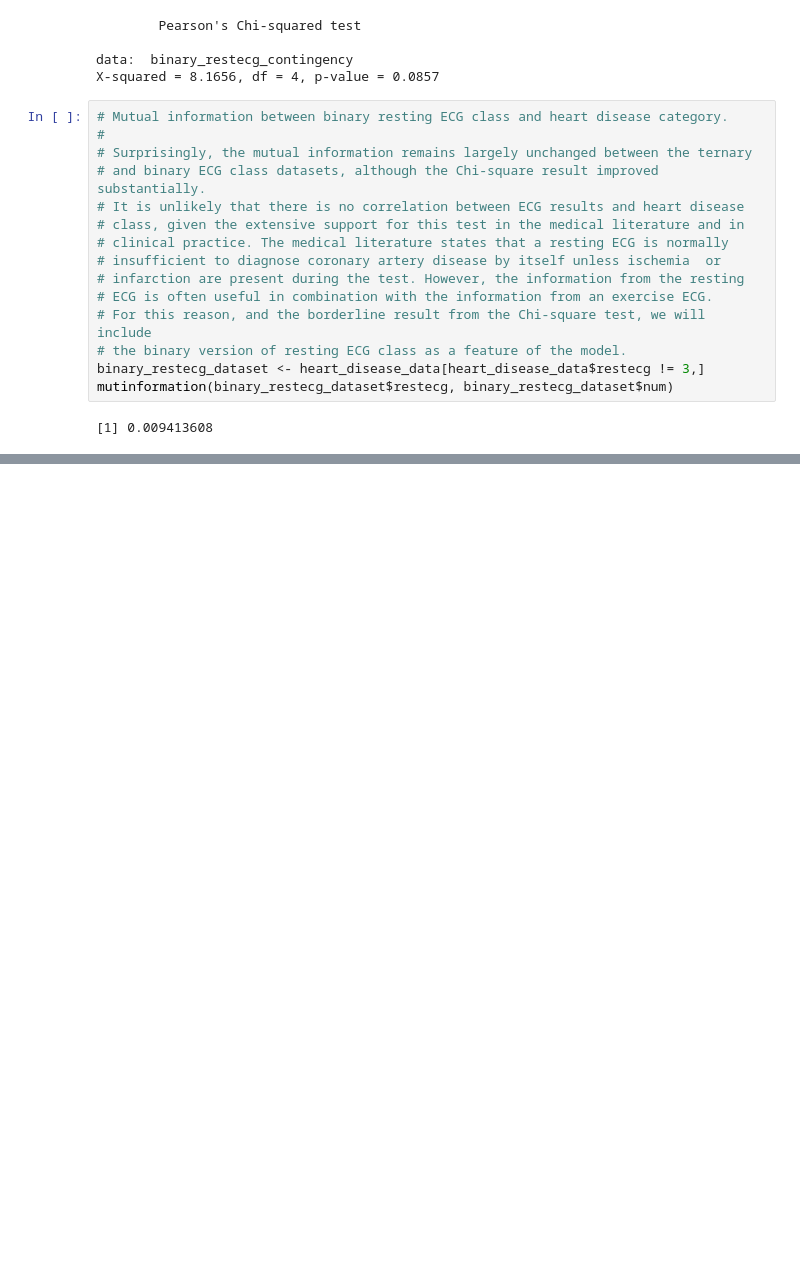
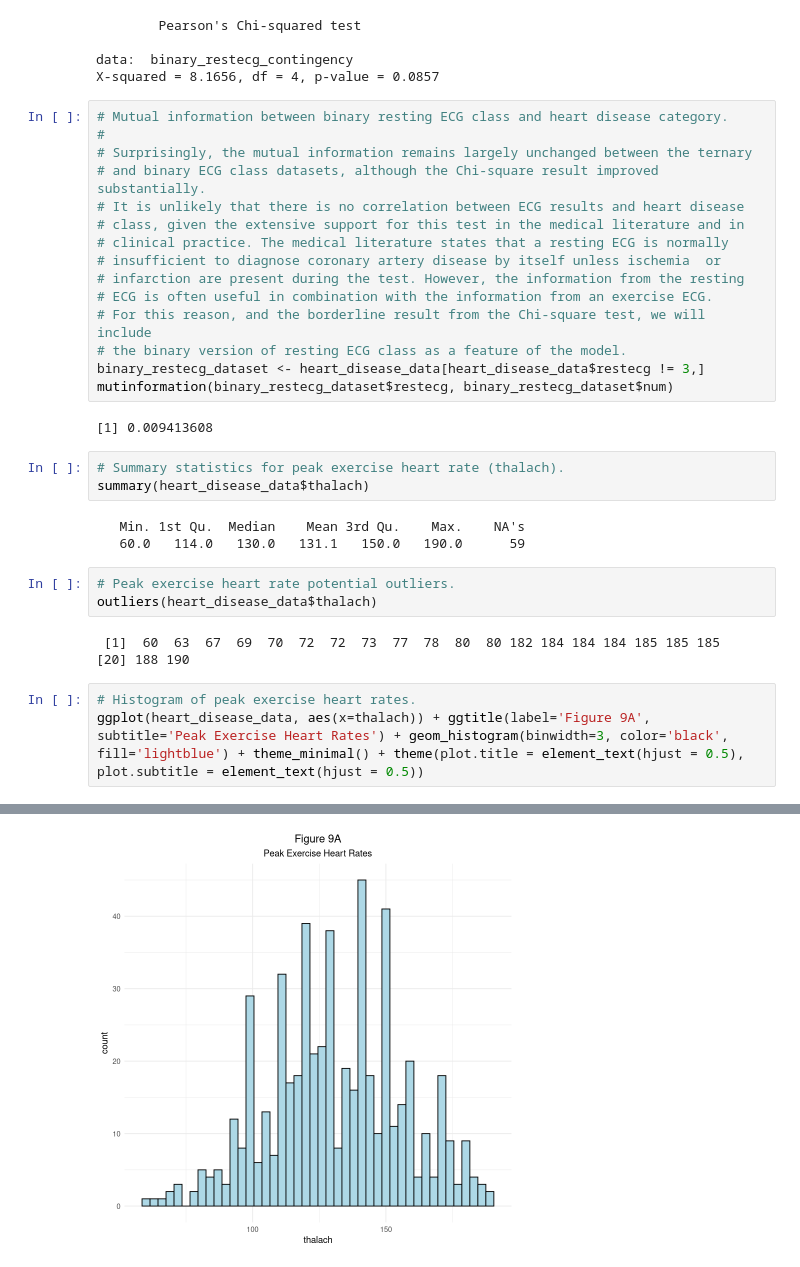
Before and after one commit to jerradmgenson/qdaim-proto, a Jupyter notebook: src/notebooks/dataset_analysis.ipynb, the cells around one changed output, grey strips where cells are left out. Saved outputs shown, nothing was run; the diff lists cells and outputs as text; blank space fills up the shorter version.

Commit message:
Add analysis of thalach to dataset analysis notebook

```diff
--- a/src/notebooks/dataset_analysis.ipynb
+++ b/src/notebooks/dataset_analysis.ipynb
@@ -976,3 +976,19 @@ binary_restecg_dataset <- heart_disease_data[heart_disease_data$restecg != 3,]
 mutinformation(binary_restecg_dataset$restecg, binary_restecg_dataset$num)
 # %% [output]
 [1] 0.009413608
+# %%
+# Summary statistics for peak exercise heart rate (thalach).
+summary(heart_disease_data$thalach)
+# %% [output]
+   Min. 1st Qu.  Median    Mean 3rd Qu.    Max.    NA's
+   60.0   114.0   130.0   131.1   150.0   190.0      59
+# %%
+# Peak exercise heart rate potential outliers.
+outliers(heart_disease_data$thalach)
+# %% [output]
+ [1]  60  63  67  69  70  72  72  73  77  78  80  80 182 184 184 184 185 185 185
+[20] 188 190
+# %%
+# Histogram of peak exercise heart rates.
+ggplot(heart_disease_data, aes(x=thalach)) + ggtitle(label='Figure 9A', subtitle='Peak Exercise Heart Rates') + geom_histogram(binwidth=3, color='black', fill='lightblue') + theme_minimal() + theme(plot.title = element_text(hjust = 0.5), plot.subtitle = element_text(hjust = 0.5))
+# %% [output]
@@ -978,0 +997 @@ mutinformation(binary_restecg_dataset$restecg, binary_restecg_dataset$num)
+[figure, added]
```
Also changed, not shown: parts of 6 cells of this notebook.
